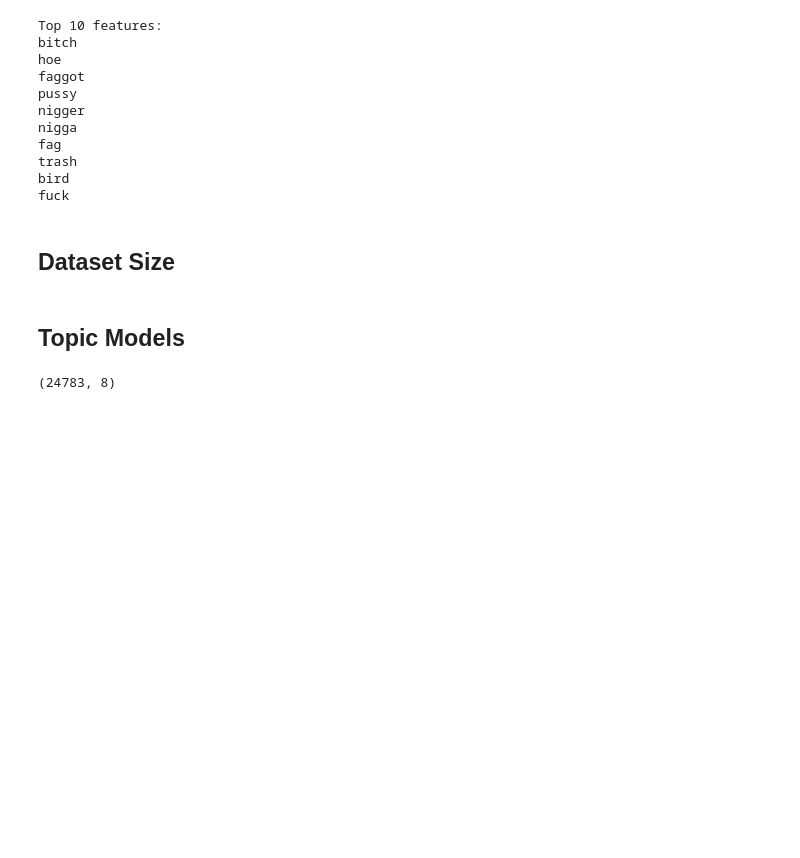
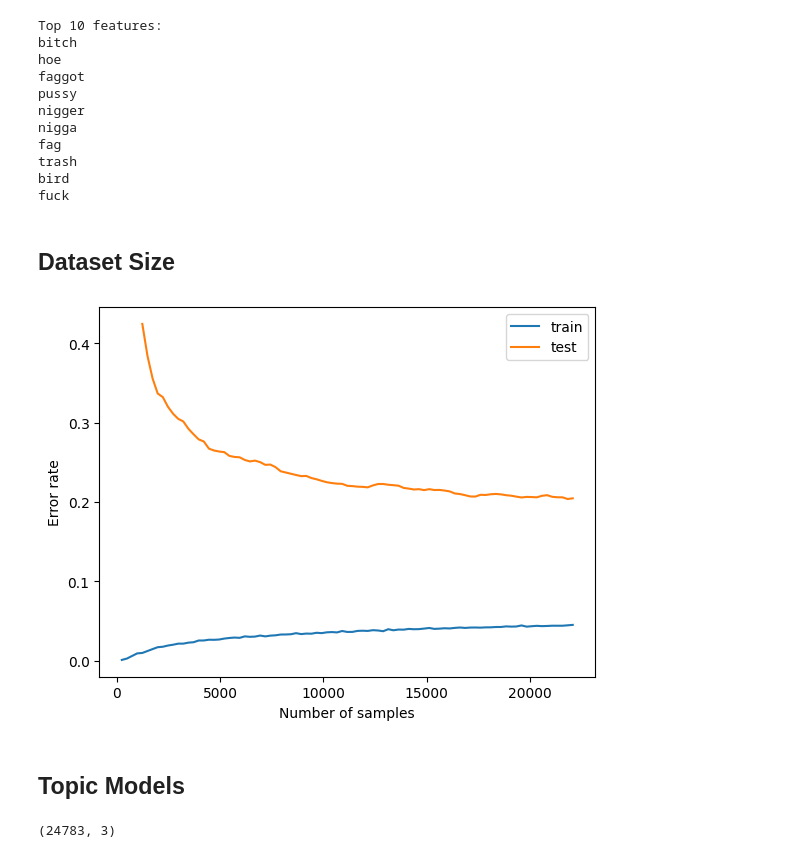
Before and after one commit to gianvr/hate-speech-analysis, a Jupyter notebook: notebook.ipynb, the cells around one changed output. Saved outputs shown, nothing was run; the diff lists cells and outputs as text; code cells hidden in the pictures; blank space fills up the shorter version.

```diff
--- a/notebook.ipynb
+++ b/notebook.ipynb
@@ -246,15 +239,24 @@ fig.show()
+# %%
+df_f_accuracy.index = df_f_accuracy.index * len(df)
+df_f_accuracy["test"] = df_f_accuracy["test"].rolling(window=5).mean()
+# %%
+df_f_accuracy.plot()
+plt.xlabel("Number of samples")
+plt.ylabel("Error rate")
+plt.show()
+# %% [output]
+[figure, added]
 # %% [markdown]
 ## Topic Models
 # %%
 corpus = X
 
-
 vectorizer_nmf_pipeline = Pipeline([('vectorizer', CountVectorizer(binary=True)),
-                                ('nmf', NMF(n_components=8))])
+                                ('nmf', NMF(n_components=3, random_state=42))])
 X_nmf = vectorizer_nmf_pipeline.fit_transform(corpus)
 X_nmf.shape
 # %% [output]
-(24783, 8)
+(24783, 3)
 # %%
 def print_words_in_topics(nmf, vectorizer):
     words = vectorizer.get_feature_names_out()
```
Also changed, not shown: parts of 7 cells of this notebook, 3 other files.
